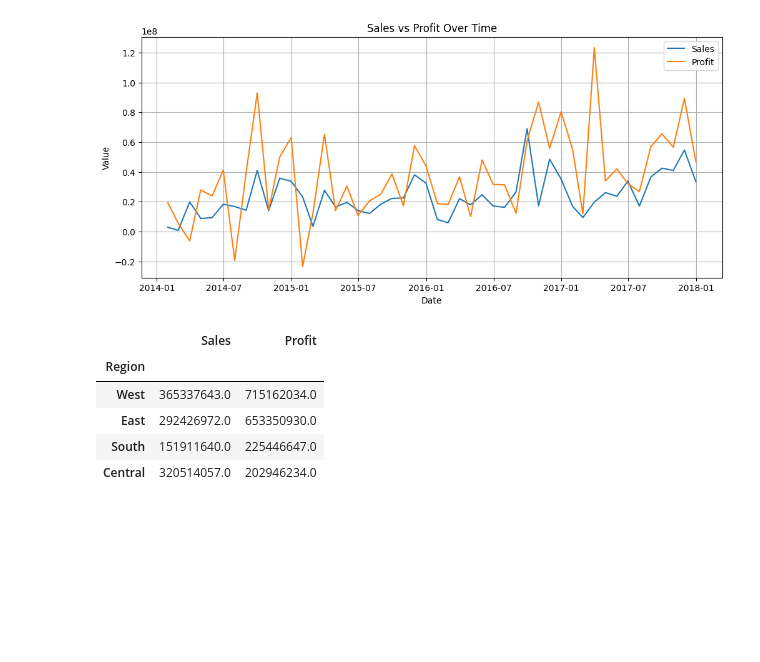
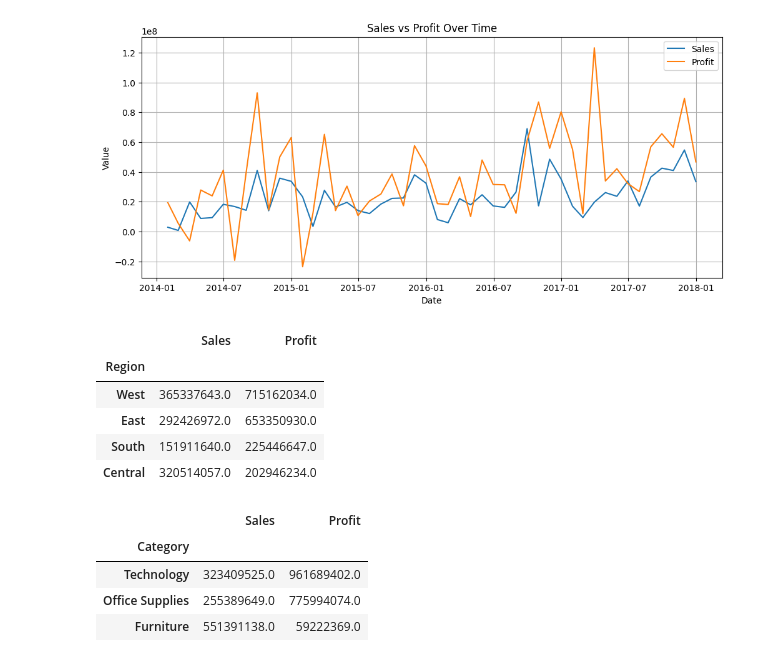
Before and after one commit to nomanmridha/Superstore-data-Analysis, a Jupyter notebook: notebooks/02_eda.ipynb, the cells around one changed output. Cells and saved outputs as stored; diff of their text form; code cells hidden in the pictures; blank space fills up the shorter version.

```diff
--- a/notebooks/02_eda.ipynb
+++ b/notebooks/02_eda.ipynb
@@ -118,3 +118,22 @@ region_performance
 | East | 292426972.0 | 653350930.0 |
 | South | 151911640.0 | 225446647.0 |
 | Central | 320514057.0 | 202946234.0 |
+# %%
+# Aggregate by Category
+
+category_performance = (
+    df.groupby("Category")
+    .agg({
+        "Sales": "sum",
+        "Profit": "sum"
+    })
+    .sort_values(by="Profit", ascending=False)
+)
+
+category_performance
+# %% [output]
+|  | Sales | Profit |
+| Category |  |  |
+| Technology | 323409525.0 | 961689402.0 |
+| Office Supplies | 255389649.0 | 775994074.0 |
+| Furniture | 551391138.0 | 59222369.0 |
```
Also changed, not shown: parts of 4 cells of this notebook, 8 other files.
